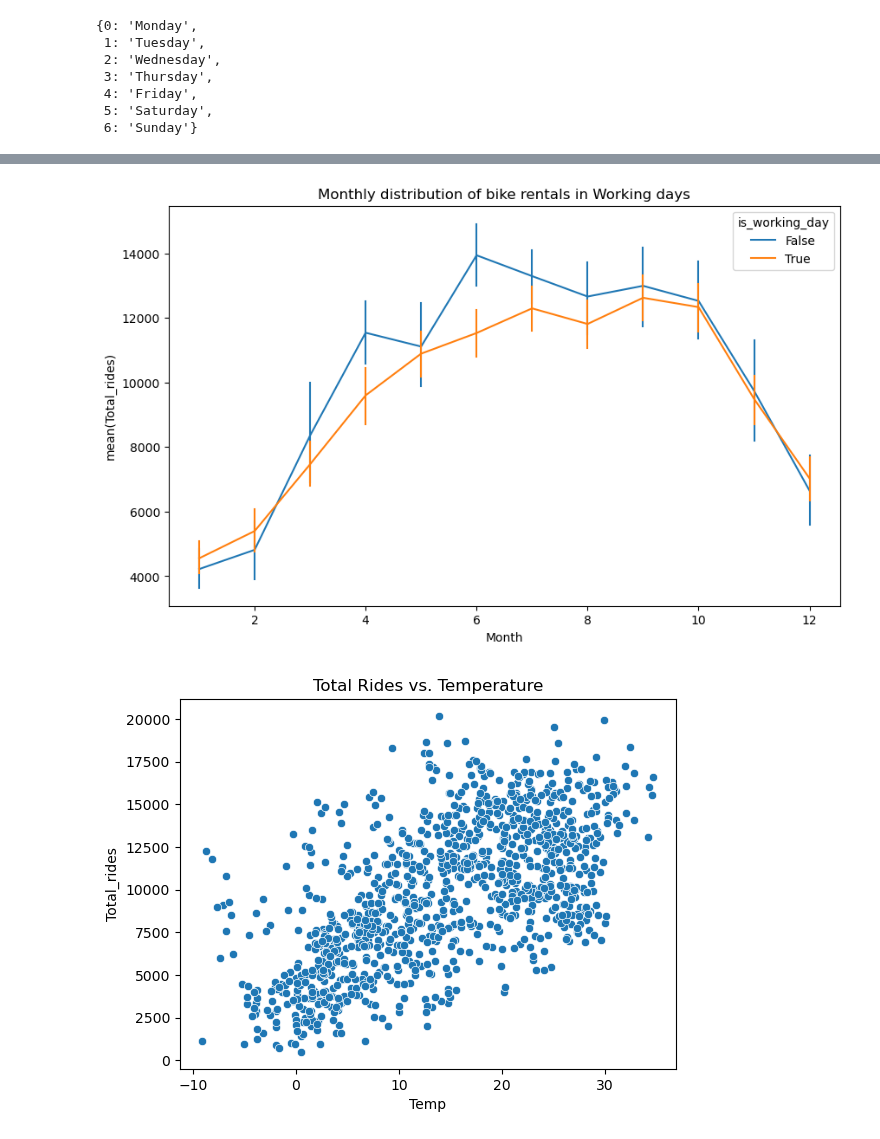
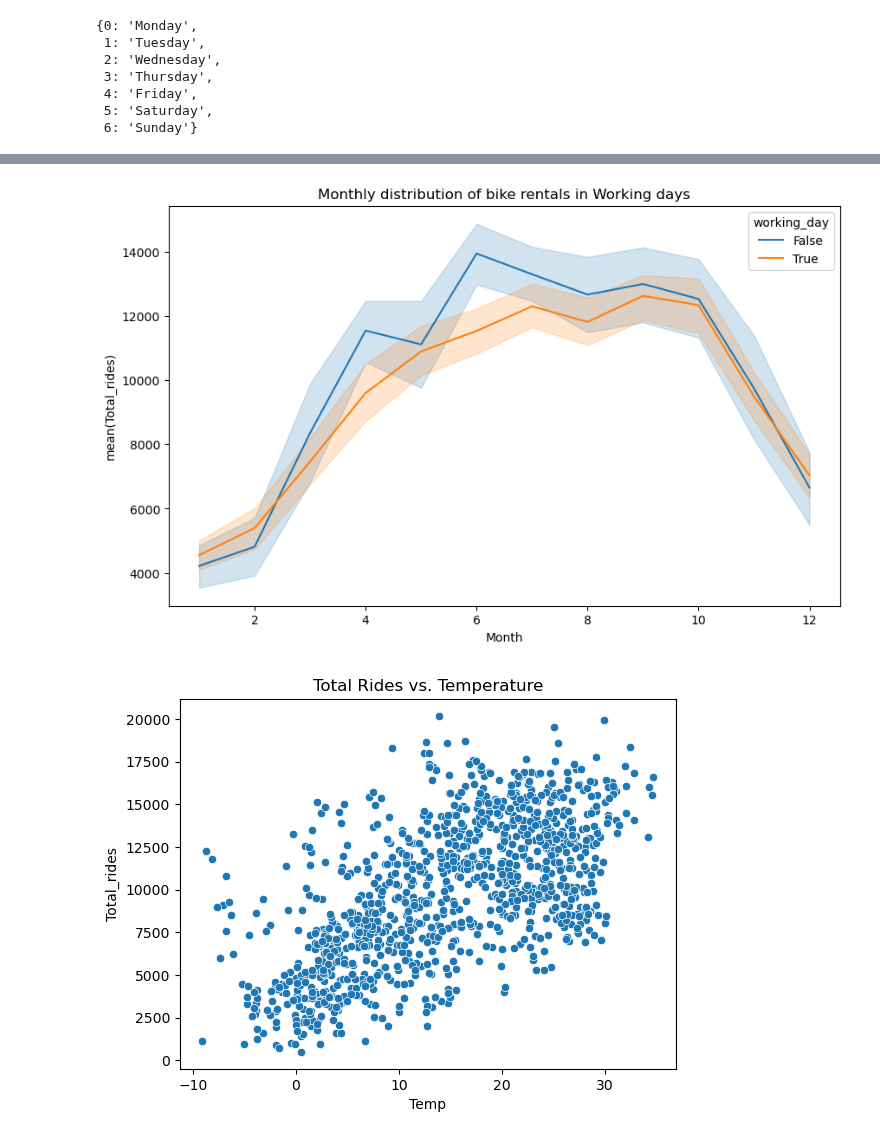
Before and after one commit to Sudha25a/Bike-project-3, a Jupyter notebook: Bike project Daily.ipynb, the cells around one changed output, grey strips where cells are left out. Cells and saved outputs as stored; diff of their text form; code cells hidden in the pictures.

```diff
--- a/Bike project Daily.ipynb
+++ b/Bike project Daily.ipynb
@@ -139,9 +125,6 @@ Month             12
 Year               3
 Count           1095
 dtype: int64
-# %%
-# Convert Date to datetime format
-dfD['Date'] = pd.to_datetime(dfD['Date'])
 # %%
 # Extract Day of Week
 dfD['Weekdays'] = dfD['Date'].dt.dayofweek
@@ -154,3 +137,17 @@ dfD.head()
 | 2 | 495 | 2021-01-03 | 1133 | 1628 | 0.9 | 3.9 | 63 | 13.0 | 1 | 2021 | ... |
 | 3 | 907 | 2021-01-04 | 2074 | 2981 | 1.0 | 4.1 | 3 | 13.3 | 1 | 2021 | ... |
 | 4 | 1057 | 2021-01-05 | 2004 | 3061 | 1.4 | 4.0 | 51 | 9.2 | 1 | 2021 | ... |
+# %%
+# Convert 'Date' to datetime objects if it's not already.  This is VERY important!
+# dfD['Date'] = pd.to_datetime(dfD['Date'])
+
+# Define Holidays (Replace with your actual holiday dates as datetime objects)
+holidays = ['2023-12-25', '2024-01-01']
+holidays = pd.to_datetime(holidays)
+
+# Create is_weekend and is_holiday columns
+dfD['weekend'] = dfD['Weekdays'].isin([5, 6])  # More efficient way to check for weekends
+dfD['holiday'] = dfD['Date'].isin(holidays)
+
+# Calculate is_working_day
+dfD['working_day'] = ~dfD['weekend'] & ~dfD['holiday']  # More concise
@@ -181,5 +266,5 @@ dfD.head()
 | 3 | 907 | 2021-01-04 | 2074 | 2981 | 1.0 | 4.1 | 3 | 13.3 | 1 | 2021 | ... |
 | 4 | 1057 | 2021-01-05 | 2004 | 3061 | 1.4 | 4.0 | 51 | 9.2 | 1 | 2021 | ... |
 # %%
-dfD.drop(['Season', 'Weekdays'], axis=1, inplace=True)
+# dfD.drop(['Season', 'Weekdays'], axis=1, inplace=True)
 # %%
@@ -287,18 +349,3 @@ days
  4: 'Friday',
  5: 'Saturday',
  6: 'Sunday'}
-# %%
-# Define a function to determine the season based on the month
-def get_season(month):
-    if month in [12, 1, 2]:
-        return 'Winter'
-    elif month in [3, 4, 5]:
-        return 'Spring'
-    elif month in [6, 7, 8]:
-        return 'Summer'
-    else:
-        return 'Fall'
-
-# Apply the get_season function to the 'Month' column and create a new 'Season' column
-dfD['Season'] = dfD['Month'].apply(get_season)
-dfD.head(3)
@@ -331,18 +372,18 @@ dtype: int64
 # %%
 plt.figure(figsize=(10, 6))
 
 # Calculate mean 'total_count' for each hour and weekend/not weekend
-sns.lineplot(x='Month', y='Total_rides', hue='is_working_day', data=dfD, estimator='mean',err_style="bars")
+sns.lineplot(x='Month', y='Total_rides', hue='working_day', data=dfD, estimator='mean')
 
 # Add title and labels
 plt.title('Monthly distribution of bike rentals in Working days')
 plt.xlabel('Month')
 plt.ylabel('mean(Total_rides)')
 
 # Show the plot
 plt.show()
 # %% [output]
-[figure, old version]
+[figure, new version]
 # %%
 
 # Scatter plot: Total_rides vs. temperature_2m_mean
```
Also changed, not shown: parts of 25 cells of this notebook, 2 other files.
